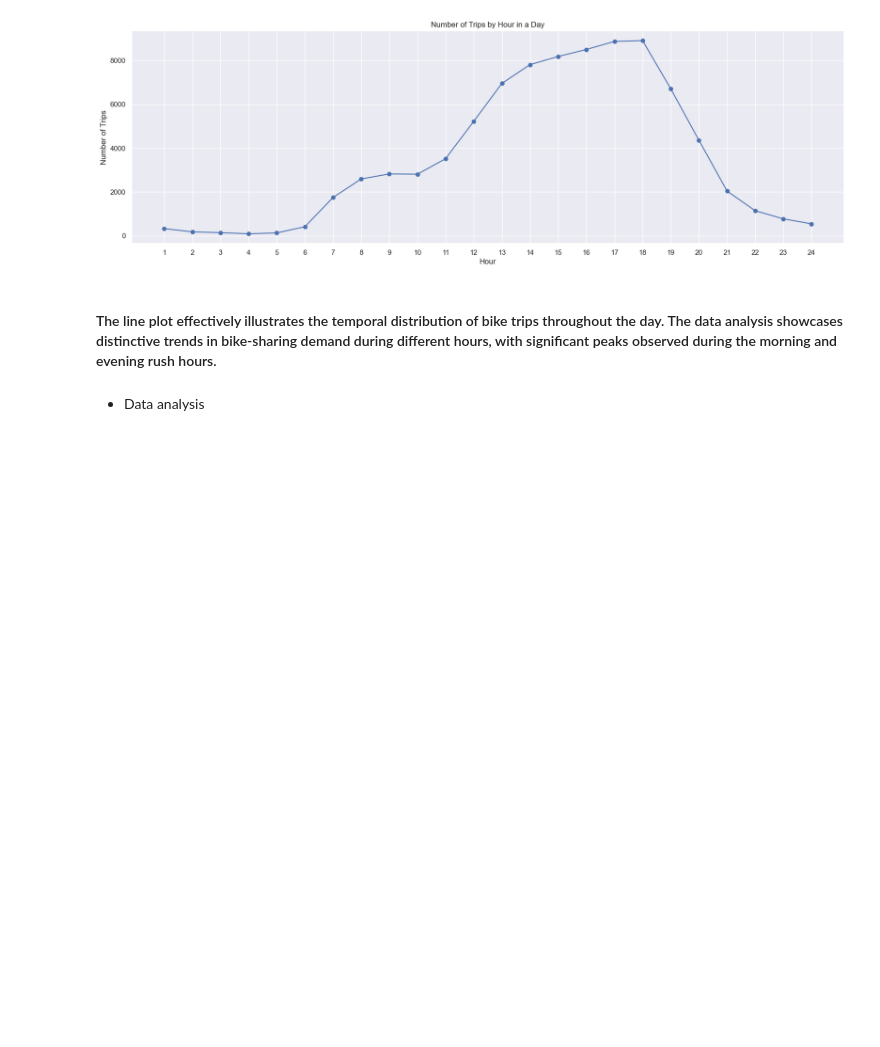
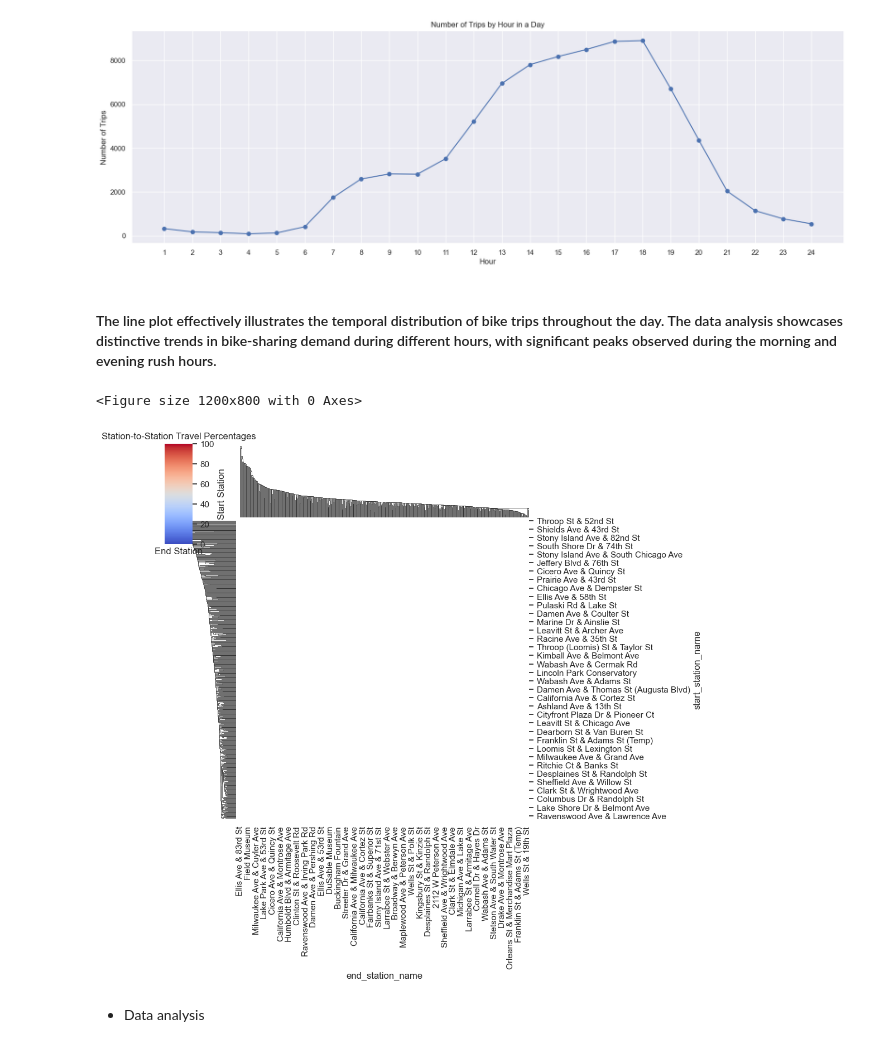
Before and after one commit to ehsanhosseini1380/torch_geometric_temporal, a Jupyter notebook: Src/divvybikes_final.ipynb, the cells around one changed output. Saved outputs shown, nothing was run; the diff lists cells and outputs as text; code cells hidden in the pictures; blank space fills up the shorter version.

Commit message:
divvy bikes clustering heat maps

```diff
--- a/Src/divvybikes_final.ipynb
+++ b/Src/divvybikes_final.ipynb
@@ -231,3 +231,26 @@ plt.show()
 [figure]
 # %% [markdown]
 ####  The line plot effectively illustrates the temporal distribution of bike trips throughout the day. The data analysis showcases distinctive trends in bike-sharing demand during different hours, with significant peaks observed during the morning and evening rush hours.
+# %%
+#heat map
+station_to_station_counts = trips.groupby(['start_station_name', 'end_station_name']).size().reset_index(name='count')
+
+# Calculate total rides from each starting station
+total_rides_from_station = trips.groupby('start_station_name').size().reset_index(name='total_rides')
+
+# Merge the counts and total rides
+station_to_station_counts = station_to_station_counts.merge(total_rides_from_station, on='start_station_name')
+
+# Calculate travel percentages
+station_to_station_counts['travel_percentage'] = (station_to_station_counts['count'] / station_to_station_counts['total_rides']) * 100
+heatmap_data = station_to_station_counts.pivot(index='start_station_name', columns='end_station_name', values='travel_percentage').fillna(0)
+plt.figure(figsize=(12, 8))
+sns.clustermap(heatmap_data, cmap='coolwarm', linewidths=0.5, row_cluster=True, col_cluster=True)
+
+plt.title('Station-to-Station Travel Percentages')
+plt.xlabel('End Station')
+plt.ylabel('Start Station')
+plt.show()
+# %% [output]
+<Figure size 1200x800 with 0 Axes>
+[figure, added]
```
Also changed, not shown: parts of 11 cells of this notebook, 3 other files.
